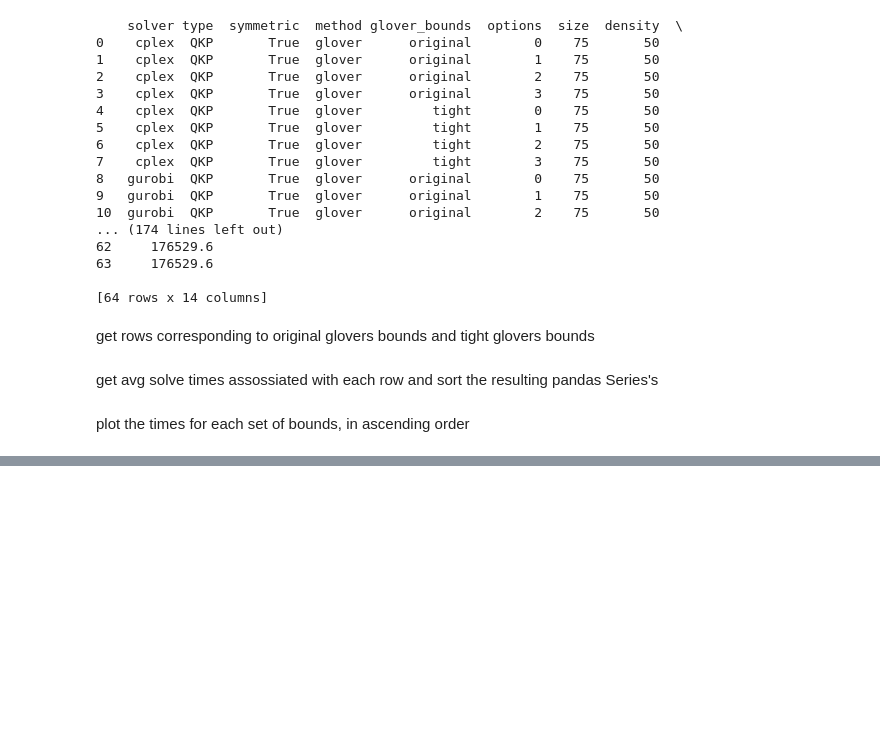
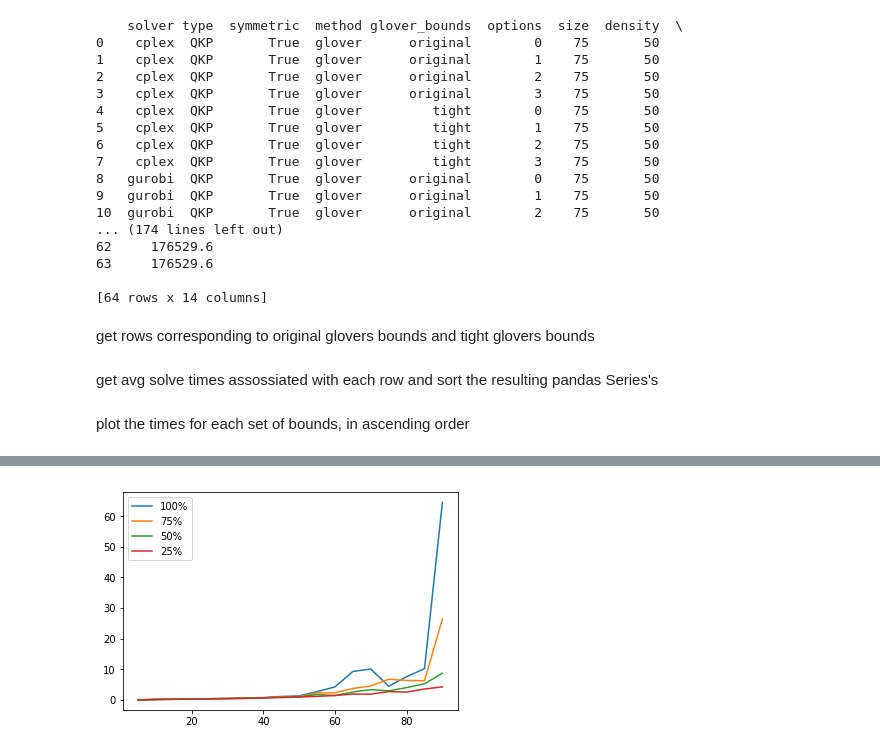
Before and after one commit to noahhi/Quadratic-Programs-Summer-Research-2018-, a Jupyter notebook: notebook.ipynb, the cells around one changed output, grey strips where cells are left out. Cells and saved outputs as stored; diff of their text form; code cells hidden in the pictures; blank space fills up the shorter version.

```diff
--- a/notebook.ipynb
+++ b/notebook.ipynb
@@ -52,0 +69,3 @@ blue corresponds to original bounds, orange to tight bounds. Tight bounds seem t
+# %%
+df = pd.read_pickle("density_compare.pkl")
+print(df)
@@ -52,0 +90,24 @@ blue corresponds to original bounds, orange to tight bounds. Tight bounds seem t
+# %%
+dense100 = df[df["density"]==100]
+dense75 = df[df["density"]==75]
+dense50 = df[df["density"]==50]
+dense25 = df[df["density"]==25]
+# %%
+sizes100 = dense100["size"]
+sizes75 = dense75["size"]
+sizes50 = dense50["size"]
+sizes25 = dense25["size"]
+# %%
+times100 = dense100["avg_total_time"]
+times75 = dense75["avg_total_time"]
+times50 = dense50["avg_total_time"]
+times25 = dense25["avg_total_time"]
+# %%
+plt.plot(sizes100, times100, label="100%")
+plt.plot(sizes75, times75, label="75%")
+plt.plot(sizes50, times50, label="50%")
+plt.plot(sizes25, times25, label="25%")
+plt.legend()
+plt.show()
+# %% [output]
+[figure, added]
```
Also changed, not shown: parts of 9 cells of this notebook, 7 other files.
